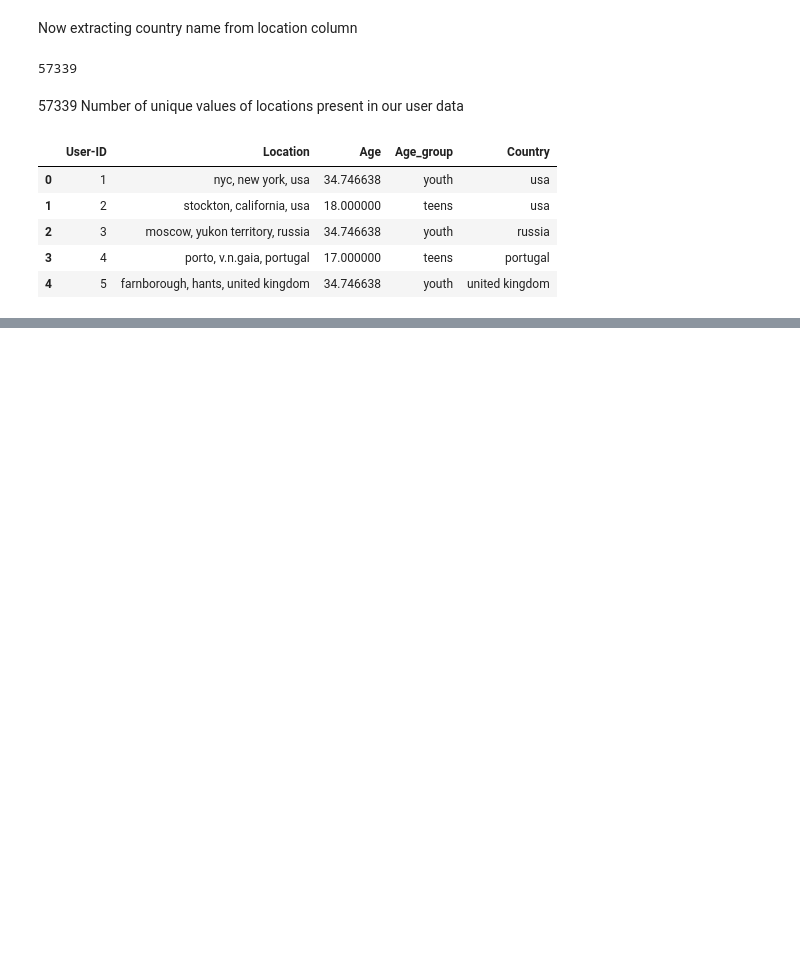
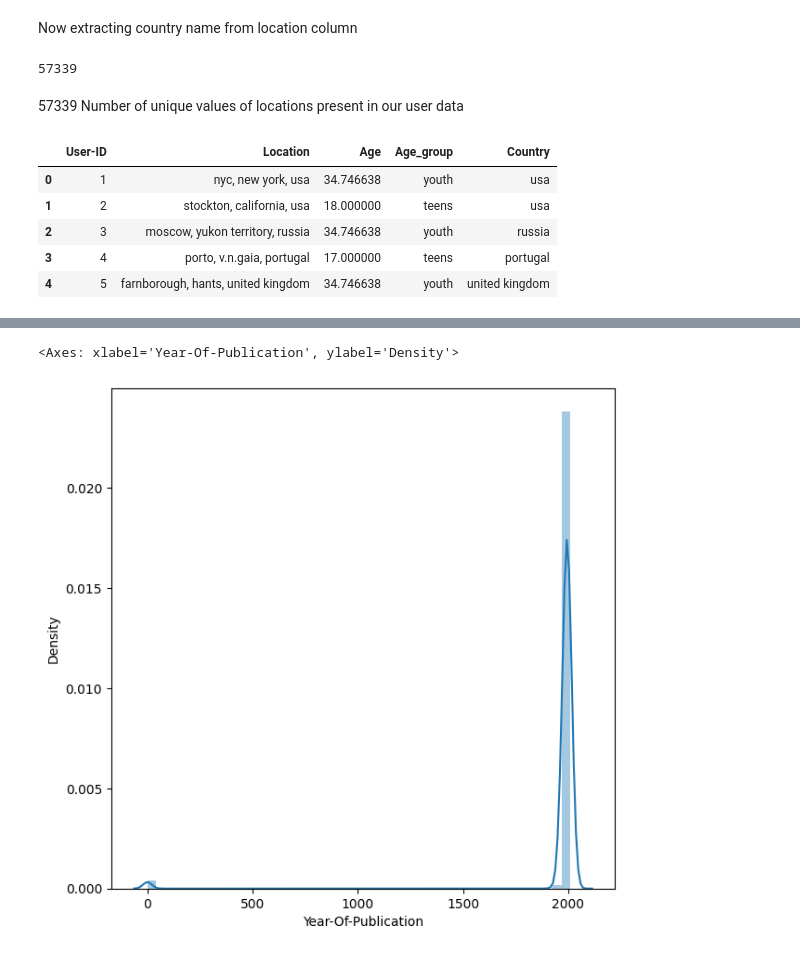
Before and after one commit to Suraj-7077/Unsupervised-ML-Book-Recommendation-system-Model, a Jupyter notebook: Unsupervised_ML_Capstone_Project_IV_.ipynb, the cells around one changed output, grey strips where cells are left out. Drawn from its saved outputs; the diff is of its cells as text; code cells hidden in the pictures; blank space fills up the shorter version.

```diff
--- a/Unsupervised_ML_Capstone_Project_IV_.ipynb
+++ b/Unsupervised_ML_Capstone_Project_IV_.ipynb
@@ -382,0 +534,2 @@ user_df.head()
+# %%
+book_df.dropna(inplace=True)
@@ -382,0 +556,2 @@ user_df.head()
+# %%
+book_df['Year-Of-Publication'] =book_df['Year-Of-Publication'].astype(int)
@@ -382,0 +573,6 @@ user_df.head()
+# %%
+plt.figure(figsize=(7,7))
+sns.distplot(book_df['Year-Of-Publication'])
+# %% [output]
+<Axes: xlabel='Year-Of-Publication', ylabel='Density'>
+[figure, added]
```
Also changed, not shown: parts of 53 cells of this notebook.
